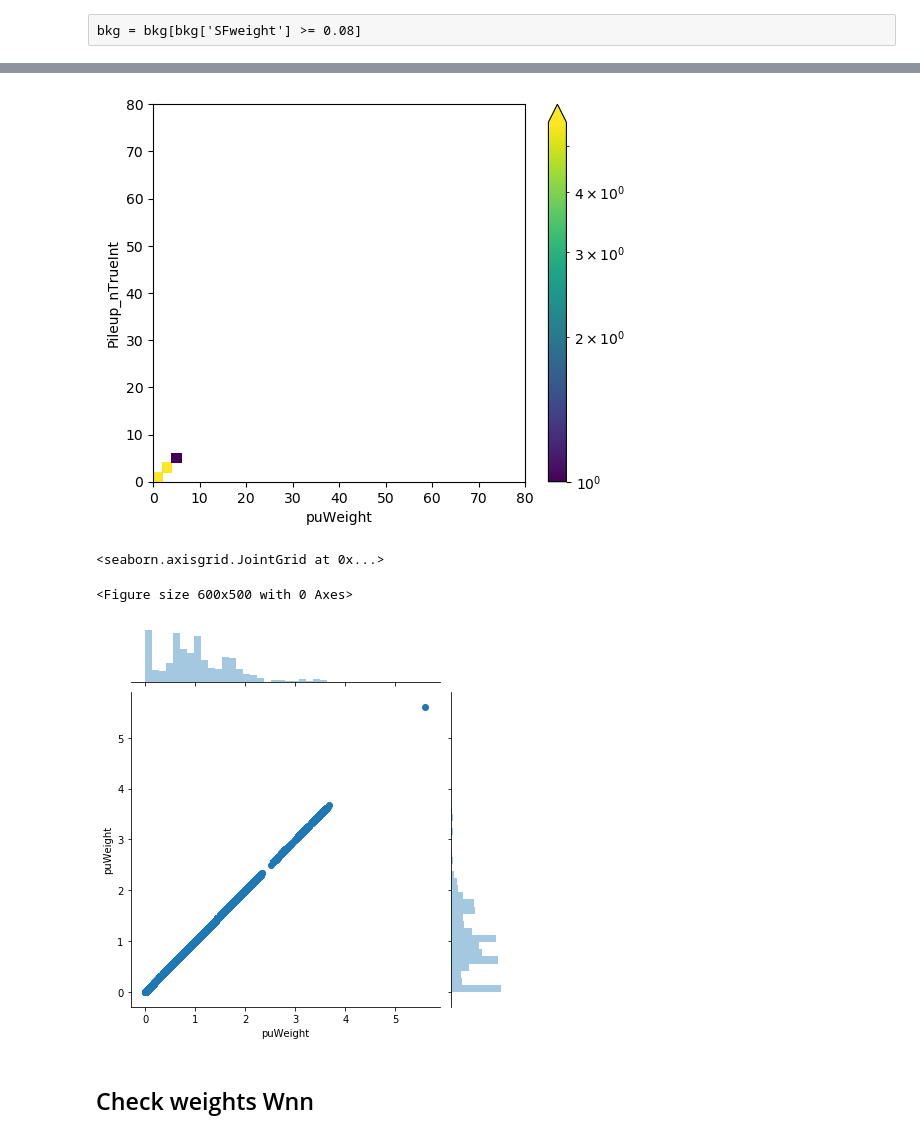
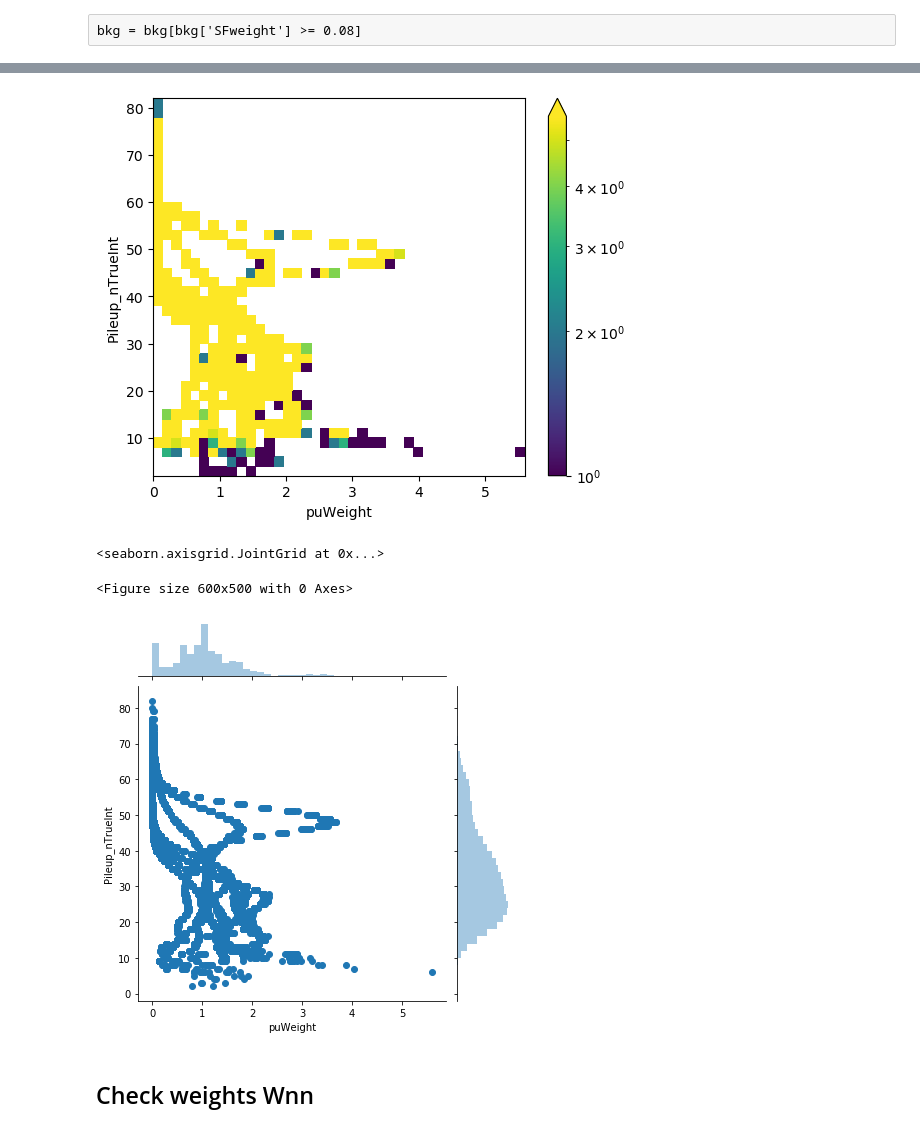
Before and after one commit to BiancaPinolini/ML_classification, a Jupyter notebook: weights-check.ipynb, the cells around one changed output, grey strips where cells are left out. Drawn from its saved outputs; the diff is of its cells as text; code cells hidden in the pictures.

```diff
--- a/weights-check.ipynb
+++ b/weights-check.ipynb
@@ -8,7 +8,7 @@ config = {
     "base_dir":        "/eos/home-b/bpinolin/ML_output/",
     "plot_config":     "VBSOS",
     "cut":             "sr",
-    "samples_version": "v0",
+    "samples_version": "0917/v0",
     "cols": [
              'detajj',
              'ptll',
@@ -20,7 +20,6 @@ config = {
              'dphijj',
              'Mll',
              'btag_central',
-             'btag_forward',
              'dR_jl1',
              'dR_jl2',
              'Zeppll',
@@ -29,12 +28,8 @@ config = {
              'Zepp2',
              'eta1',
              'eta2',
-             'Jet_nConst_central',
-             'Jet_nConst_forward',
              'qgl_forward',
-             'qgl_central',
-             'area_forward',
-             'area_central'
+             'qgl_central'
             ],
 }
 # %%
@@ -80,16 +137,16 @@ b = bkg["Pileup_nTrueInt"]
 # %%
 import matplotlib
 
 fig = plt.figure(figsize=(6,5), dpi=100)
 
-plt.hist2d(a,a, bins=40, range=((0,80),(0,80)), norm=matplotlib.colors.LogNorm(vmin=1,vmax=a.max()))
+plt.hist2d(a,b, bins=40, norm=matplotlib.colors.LogNorm(vmin=1,vmax=a.max()))
 
 plt.colorbar(extend='max')
 plt.xlabel("puWeight")
 plt.ylabel("Pileup_nTrueInt")
 plt.show()
 # %% [output]
-[figure, old version]
+[figure, new version]
 # %%
 import numpy as np
 import matplotlib as mpl
@@ -100,11 +157,11 @@ import seaborn as sns; #sns.set(color_codes=True)
 
 fig = plt.figure(figsize=(6,5), dpi=100)
 
-sns.jointplot(x=a, y=a, marginal_kws=dict(bins=40))
+sns.jointplot(x=a, y=b, marginal_kws=dict(bins=40))
 # %% [output]
 <seaborn.axisgrid.JointGrid at 0x...>
 <Figure size 600x500 with 0 Axes>
-[figure, old version]
+[figure, new version]
 # %% [markdown]
 ## Check weights Wnn
 # %%
```
Also changed, not shown: parts of 17 cells of this notebook, 42 other files.
